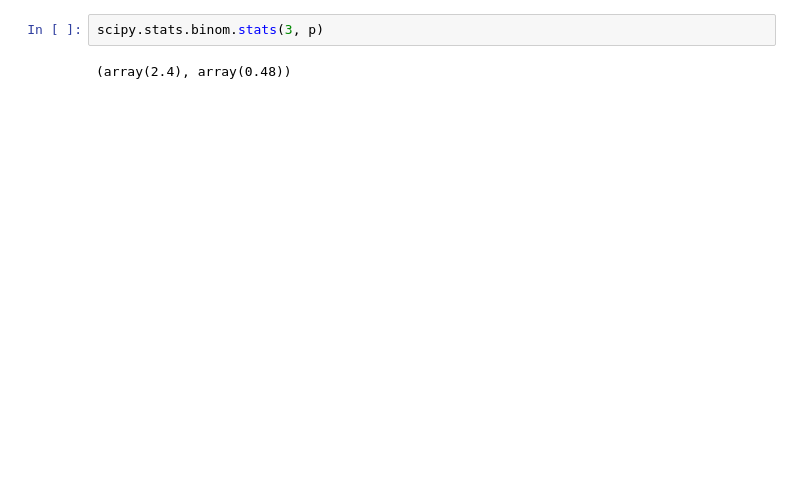
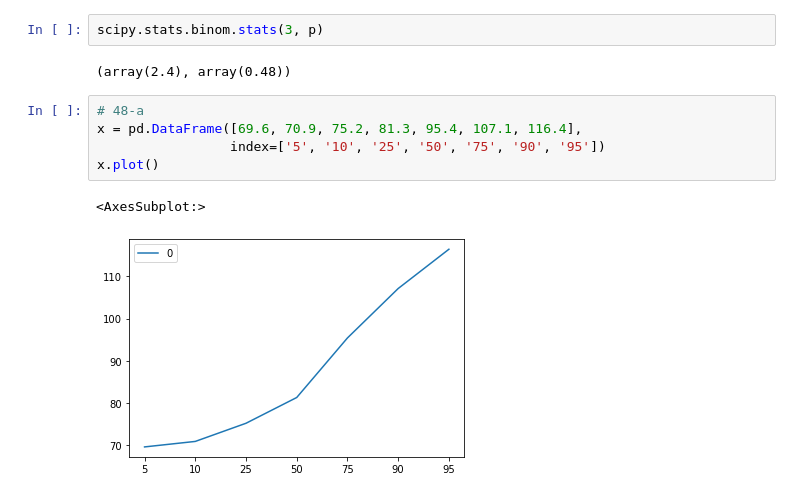
Before and after one commit to Chuanhuan/NTU-Classes, a Jupyter notebook: Calculator.ipynb, the cells around one changed output. Saved outputs shown, nothing was run; the diff lists cells and outputs as text; blank space fills up the shorter version.

```diff
--- a/Calculator.ipynb
+++ b/Calculator.ipynb
@@ -65,3 +66,11 @@ the binom in 6 is 0.2621440000000001
 scipy.stats.binom.stats(3, p)
 # %% [output]
 (array(2.4), array(0.48))
+# %%
+# 48-a
+x = pd.DataFrame([69.6, 70.9, 75.2, 81.3, 95.4, 107.1, 116.4],
+                 index=['5', '10', '25', '50', '75', '90', '95'])
+x.plot()
+# %% [output]
+<AxesSubplot:>
+[figure, added]
```
Also changed, not shown: parts of 7 cells of this notebook, 1 other file.
